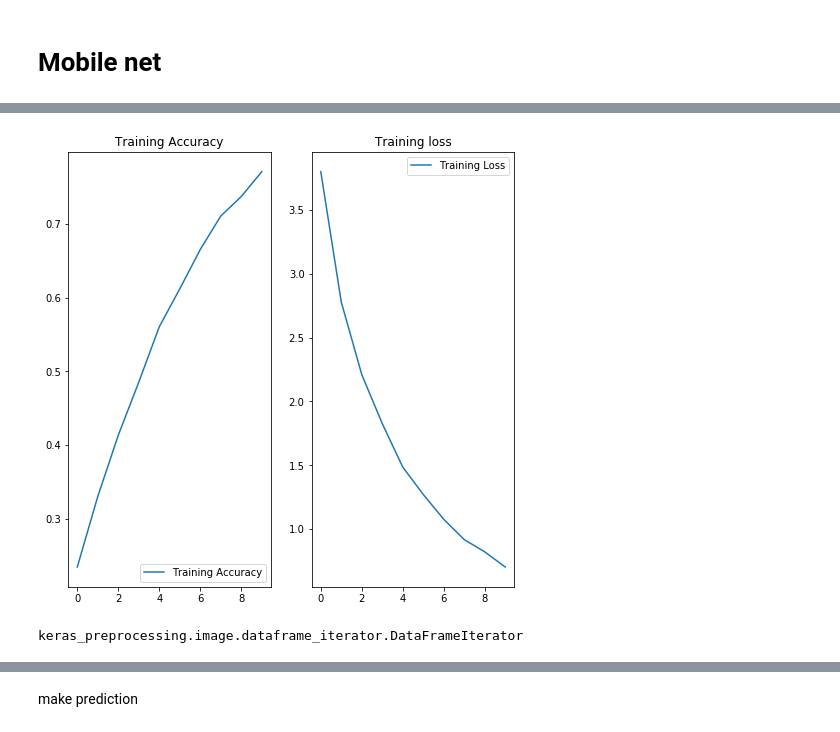
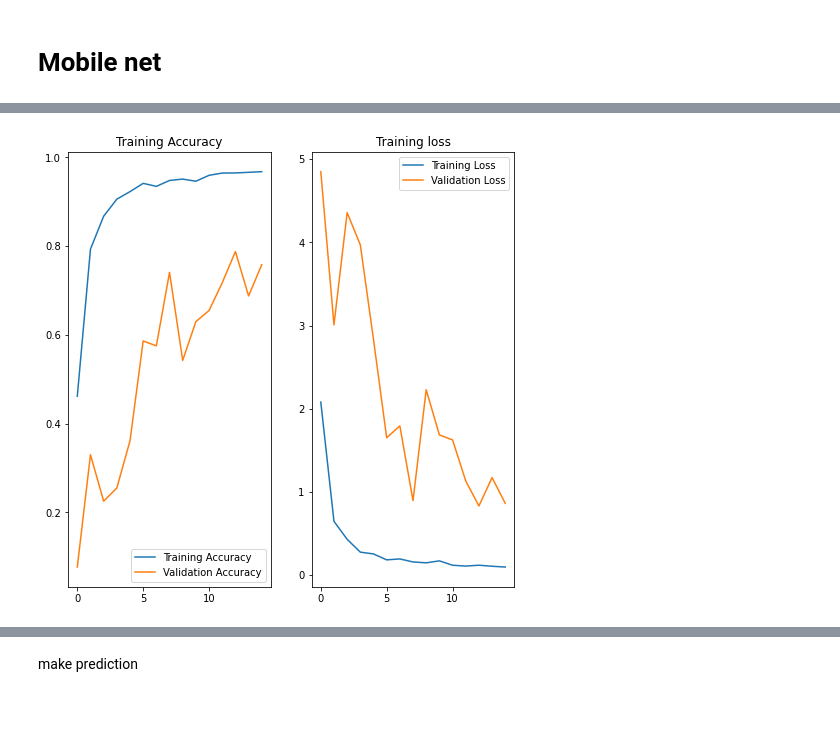
Before and after one commit to Bk073/shell-identification-1-, a Jupyter notebook: notebooks/shell_classification_(1).ipynb, the cells around one changed output, grey strips where cells are left out. Drawn from its saved outputs; the diff is of its cells as text; code cells hidden in the pictures.

```diff
--- a/notebooks/shell_classification_(1).ipynb
+++ b/notebooks/shell_classification_(1).ipynb
@@ -189,6 +204,7 @@ train_data_gen = train_image_generator.flow_from_dataframe(
                                                            shuffle=True,
                                                            target_size=(IMG_HEIGHT,
                                                            IMG_WIDTH),
-                                                           class_mode='categorical')
+                                                           class_mode='categorical',
+                                                            seed=42)
 train_data_gen
 # %% [output]
@@ -197,13 +213,13 @@ Found 47395 validated image filenames belonging to 7894 classes.
 # %%
 label_dict = train_data_gen.class_indices
 # %%
-# valid_data_gen = validation_image_generator.flow_from_dataframe(
-#                                                           dataframe = valid_data,
-#                                                           x_col = "image",
-#                                                           y_col = "label",
-#                                                            directory=img_dir,
-#                                                            shuffle=False,
-#                                                            target_size=(IMG_HEIGHT,
-#                                                            IMG_WIDTH),
-#                                                            class_mode='categorical')
-# valid_data_gen
+valid_data_gen = validation_image_generator.flow_from_dataframe(
+                                                          dataframe = valid_data,
+                                                          x_col = "image",
+                                                          y_col = "label",
+                                                           directory=img_dir,
+                                                           shuffle=False,
+                                                           target_size=(IMG_HEIGHT,
+                                                           IMG_WIDTH),
+                                                           class_mode='categorical')
+valid_data_gen
@@ -487,11 +527,11 @@ from tensorflow.keras import optimizers
 class Mobile_net(Model):
     def __init__(self):
         super(Mobile_net, self).__init__()
-        self.base_model = MobileNet(weights='imagenet',include_top=False, pooling="avg", input_shape=(224,224,3))
+        self.base_model = MobileNet(weights='imagenet',include_top=False, pooling="avg", input_shape=(224,224,3), dropout=0.1)
         # self.global_pool = GlobalAveragePooling2D()
         self.dense_1 = Dense(1024, activation='relu')
         self.dense_2 = Dense(512, activation='relu')
-        self.dense_3 =  Dense(7894, activation='softmax')
+        self.dense_3 =  Dense(71, activation='softmax')
 
 
     def call(self, x):
@@ -507,5 +547,7 @@ model_1 = Mobile_net()
 model_1.compile(loss='categorical_crossentropy', optimizer=optimizers.Adam(lr=0.001),
               metrics=['accuracy'])
 # %%
-history = model_1.fit(train_data_gen,steps_per_epoch=train_data_gen.n//train_data_gen.batch_size,epochs=1)
+history = model_1.fit(train_data_gen,steps_per_epoch=train_data_gen.n//train_data_gen.batch_size,epochs=15,
+                      validation_data=valid_data_gen,
+                   validation_steps=valid_data_gen.n//valid_data_gen.batch_size)
 # %% [output]
@@ -513,28 +571,24 @@ history = model_1.fit(train_data_gen,steps_per_epoch=train_data_gen.n//train_dat
 # %%
 acc = history.history['accuracy']
-# val_acc = history.history['val_accuracy']
+val_acc = history.history['val_accuracy']
 
 loss=history.history['loss']
-# val_loss=history.history['val_loss']
+val_loss=history.history['val_loss']
 
-epochs_range = range(10)
+epochs_range = range(15)
 
 plt.figure(figsize=(8, 8))
 plt.subplot(1, 2, 1)
 plt.plot(epochs_range, acc, label='Training Accuracy')
-# plt.plot(epochs_range, val_acc, label='Validation Accuracy')
+plt.plot(epochs_range, val_acc, label='Validation Accuracy')
 plt.legend(loc='lower right')
 plt.title('Training Accuracy')
 
 plt.subplot(1, 2, 2)
 plt.plot(epochs_range, loss, label='Training Loss')
-# plt.plot(epochs_range, val_loss, label='Validation Loss')
+plt.plot(epochs_range, val_loss, label='Validation Loss')
 plt.legend(loc='upper right')
 plt.title('Training loss')
 plt.show()
 # %% [output]
-[figure, old version]
+[figure, new version]
-# %%
-type(test_data_gen)
-# %% [output]
-keras_preprocessing.image.dataframe_iterator.DataFrameIterator
```
Also changed, not shown: parts of 42 cells of this notebook.
